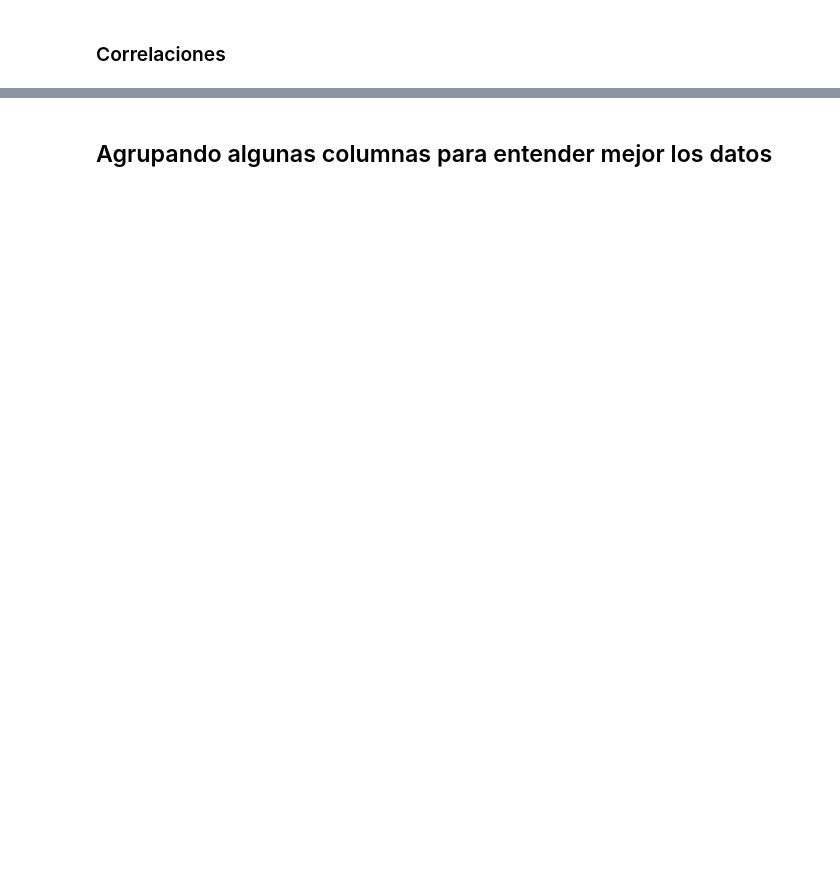
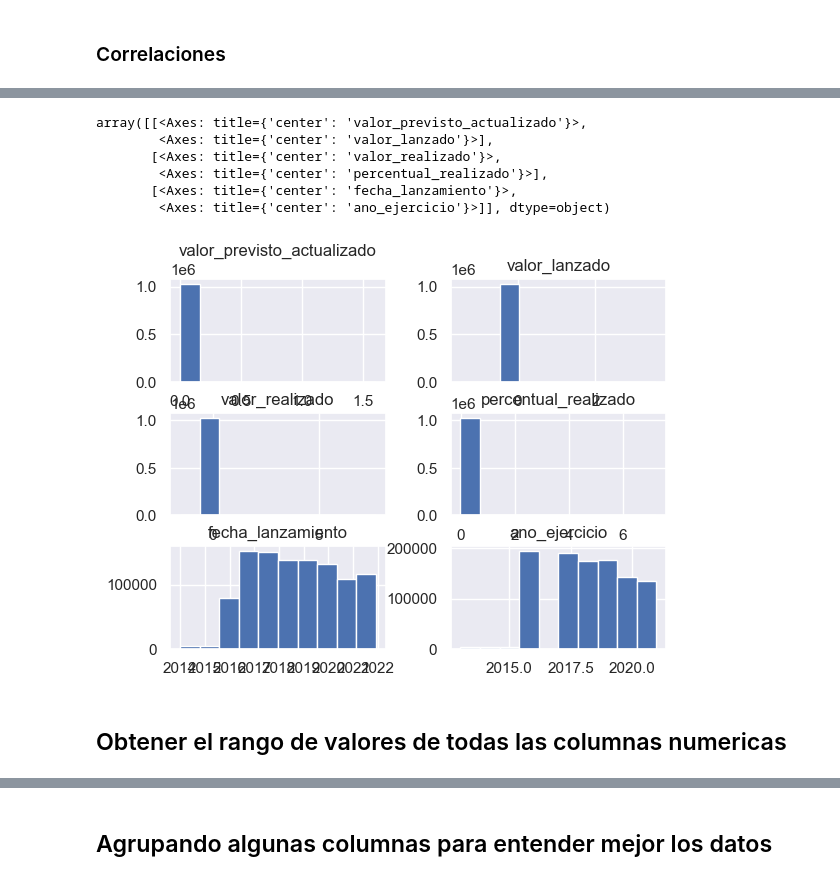
Before and after one commit to javisotogis/02Proyecto-Brasil, a Jupyter notebook: brasil-eda.ipynb, the cells around one changed output, grey strips where cells are left out. Drawn from its saved outputs; the diff is of its cells as text; code cells hidden in the pictures; blank space fills up the shorter version.

```diff
--- a/brasil-eda.ipynb
+++ b/brasil-eda.ipynb
@@ -446,0 +501,13 @@ plt.show()
+# %%
+sns.set_theme()
+df_all.hist()
+# %% [output]
+array([[<Axes: title={'center': 'valor_previsto_actualizado'}>,
+        <Axes: title={'center': 'valor_lanzado'}>],
+       [<Axes: title={'center': 'valor_realizado'}>,
+        <Axes: title={'center': 'percentual_realizado'}>],
+       [<Axes: title={'center': 'fecha_lanzamiento'}>,
+        <Axes: title={'center': 'ano_ejercicio'}>]], dtype=object)
+[figure, added]
+# %% [markdown]
+## Obtener el rango de valores de todas las columnas numericas
```
Also changed, not shown: parts of 34 cells of this notebook, 1 other file.
